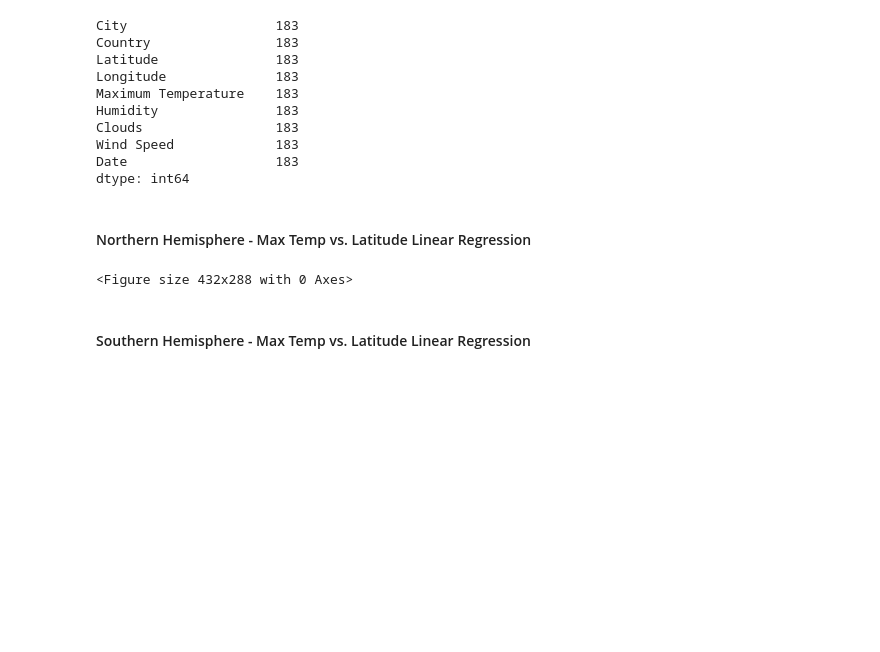
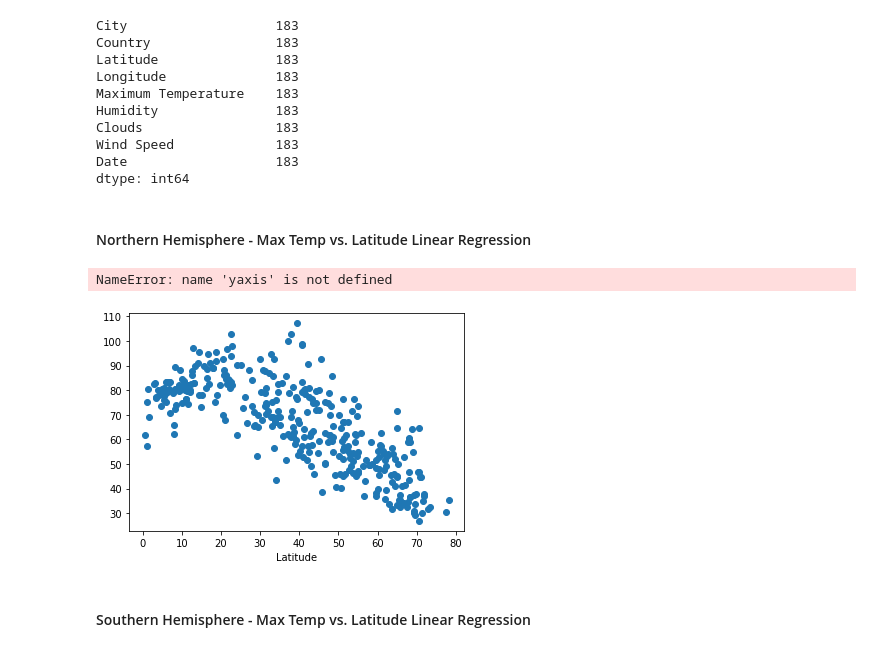
Before and after one commit to jmgeo/API-Challenge, a Jupyter notebook: starter_code/WeatherPy.ipynb, the cells around one changed output. Cells and saved outputs as stored; diff of their text form; code cells hidden in the pictures; blank space fills up the shorter version.

Commit message:
Bungling through linregress. Some progress. Still not right. Back to the coding board.

```diff
--- a/starter_code/WeatherPy.ipynb
+++ b/starter_code/WeatherPy.ipynb
@@ -331,16 +331,38 @@ Date                   183
 dtype: int64
 # %% [markdown]
 ####  Northern Hemisphere - Max Temp vs. Latitude Linear Regression
-# %%
-#run the linregress for max temp vs. latitude
-##throwing an error. code is off. troubleshooting.
-x = n_hemisphere_df['Latitude']
-y = n_hemisphere_df['Maximum Temperature']
-lin_regr(x,y, 'Maximum Temperature')
-
-plt.savefig("../Images/NHemi_Temp_v_Lat.png")
-# %% [output]
-<Figure size 432x288 with 0 Axes>
+# %%
+#moving the same linregress code from above into this cell in case that's the issue.
+def lin_regr(x, y, yaxis):
+    (slope, intercept, rvalue, pvalue, stderr) = linregress(x,y)
+    line_equation = "y =" + str(round(slope,2)) + "x +" + str(round(intercept,2))
+    y_pred = intercept + slope*x
+
+#gonig to print y_pred because it's throwing and error later on.
+#print(y_pred)
+##y_pred throwing error. not defined. don't understand as the code is right above.
+#run the linregress for max temp vs. latitude
+##throwing an error. code is off. troubleshooting.
+x = n_hemisphere_df['Latitude']
+y = n_hemisphere_df['Maximum Temperature']
+lin_regr(x,y, 'Maximum Temperature')
+
+#that works. or at least doesn't return an error.
+##checking to plot. going to use the same linregress code i had that worked in matplotlib hw.
+
+plt.scatter(x,y)
+
+#that returns a plot. which is the same code i ran previously that threw and error. going to check the rest.
+#plt.plot(x, y_pred, "r-")
+plt.xlabel('Latitude')
+plt.ylabel(yaxis)
+print(f"r-squared: {rvalue}")
+plt.show()
+
+#plt.savefig("../Images/NHemi_Temp_v_Lat.png")
+# %% [output]
+NameError: name 'yaxis' is not defined
+[figure, added]
 # %% [markdown]
 ####  Southern Hemisphere - Max Temp vs. Latitude Linear Regression
 # %% [markdown]
```
